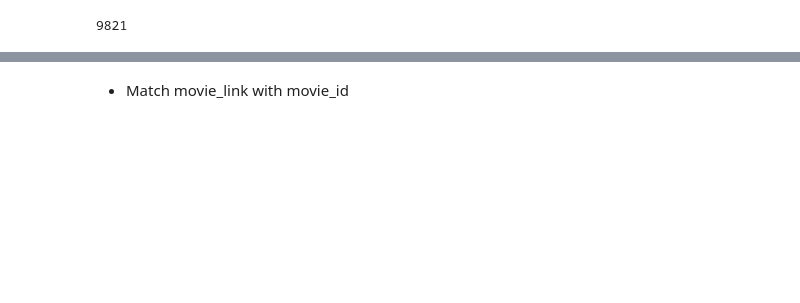
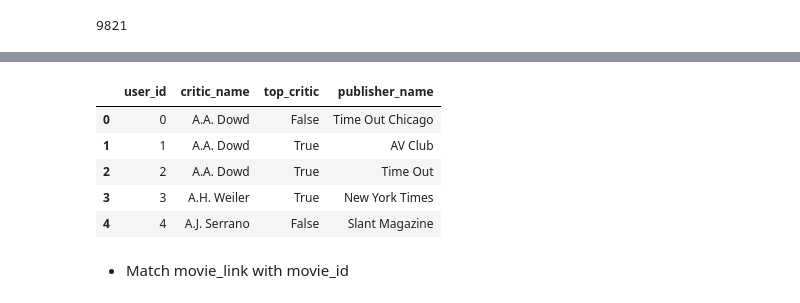
Before and after one commit to keejun-han/NLP_GNN_STUDY, a Jupyter notebook: Movie/preprocessing(create_table).ipynb, the cells around one changed output, grey strips where cells are left out. Saved outputs shown, nothing was run; the diff lists cells and outputs as text; code cells hidden in the pictures; blank space fills up the shorter version.

```diff
--- a/Movie/preprocessing(create_table).ipynb
+++ b/Movie/preprocessing(create_table).ipynb
@@ -189,3 +201,16 @@ review_df.head()
 | 2 | 1046 | 7 | m/0814255 | Bill Goodykoontz | True | Arizona Republic | Fresh | ... |
 | 3 | 4895 | 8 | m/0814255 | Jordan Hoffman | False | UGO | Fresh | ... |
 | 4 | 4517 | 9 | m/0814255 | Jim Schembri | True | The Age (Australia) | Fresh | ... |
+# %%
+user_df = review_df[['user_id', 'critic_name', 'top_critic', 'publisher_name']]
+# %%
+user_df = user_df.sort_values(by = 'user_id').drop_duplicates().reset_index(drop=True)
+# %%
+user_df.head()
+# %% [output]
+|  | user_id | critic_name | top_critic | publisher_name |
+| 0 | 0 | A.A. Dowd | False | Time Out Chicago |
+| 1 | 1 | A.A. Dowd | True | AV Club |
+| 2 | 2 | A.A. Dowd | True | Time Out |
+| 3 | 3 | A.H. Weiler | True | New York Times |
+| 4 | 4 | A.J. Serrano | False | Slant Magazine |
```
Also changed, not shown: parts of 3 cells of this notebook, 6 other files.
